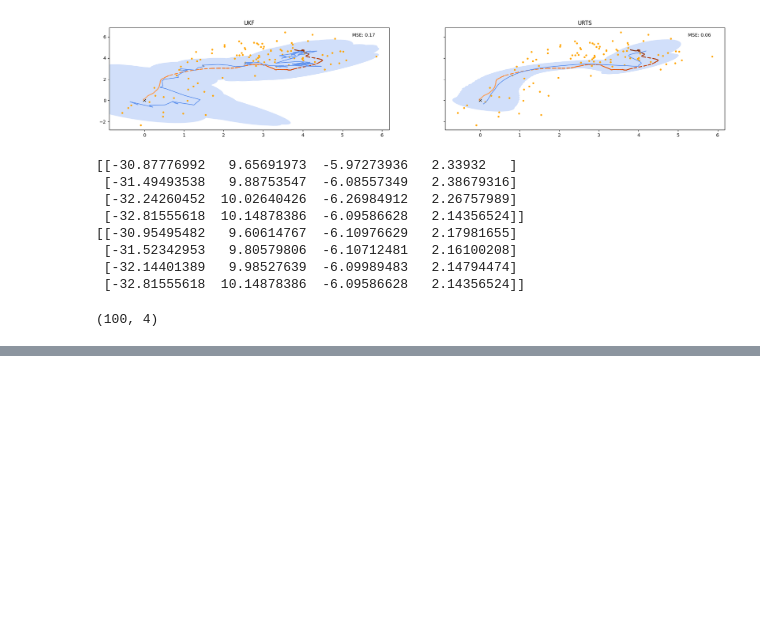
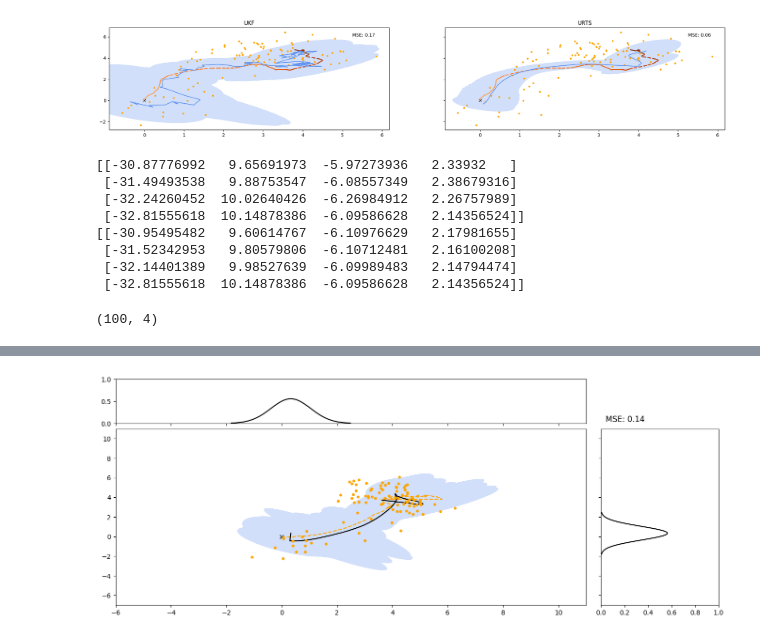
Before and after one commit to AndersGMadsen/bayesian-state-space-models, a Jupyter notebook: plot_dev.ipynb, the cells around one changed output, grey strips where cells are left out. Cells and saved outputs as stored; diff of their text form; code cells hidden in the pictures; blank space fills up the shorter version.

```diff
--- a/plot_dev.ipynb
+++ b/plot_dev.ipynb
@@ -307,0 +307,5 @@ with tqdm(total=2*len(state_estimates)) as pbar:
+# %%
+unscented_plot = PlotAnimation(states, measurements, state_estimates, cov_estimates, state_estimates_smoothed, cov_estimates_smoothed, name="unscented")
+unscented_plot.animate()
+# %% [output]
+[figure, added]
```
Also changed, not shown: parts of 3 cells of this notebook.
